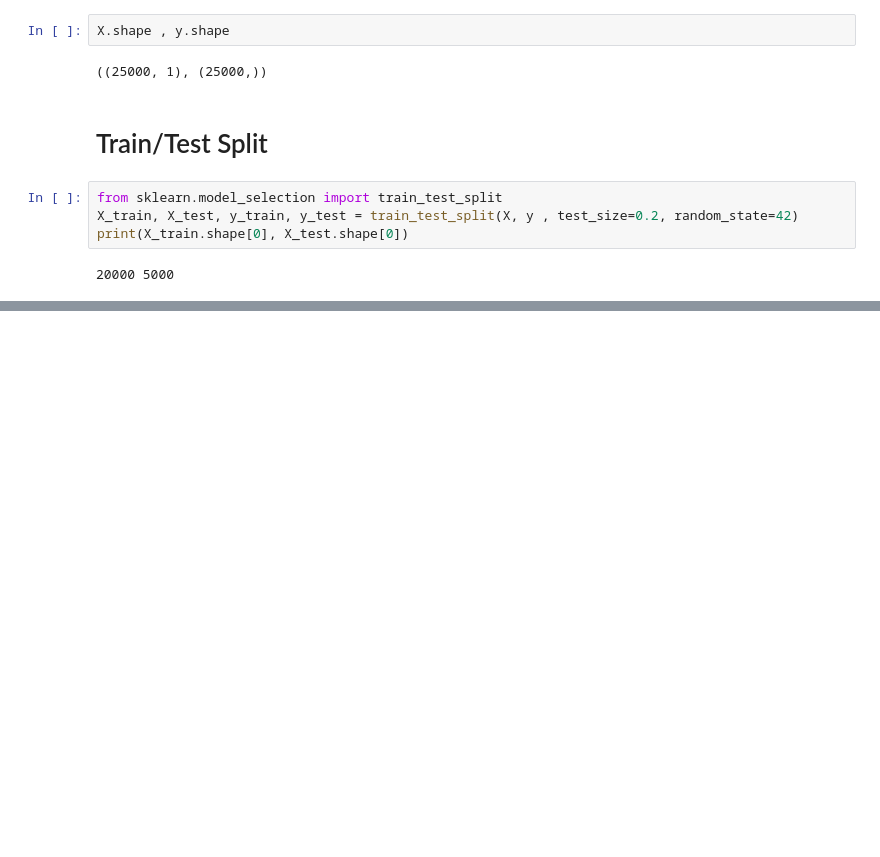
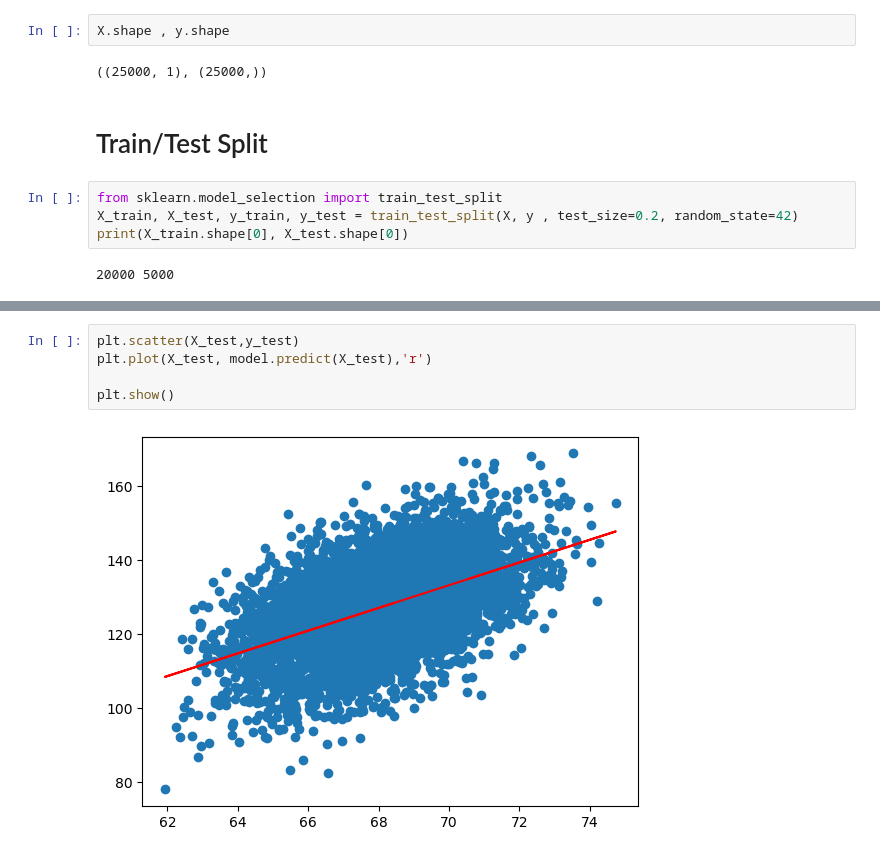
Before and after one commit to orishashakya/Data-Science-Workbook, a Jupyter notebook: Linear Regression/height_weight_predict.ipynb, the cells around one changed output, grey strips where cells are left out. Drawn from its saved outputs; the diff is of its cells as text; blank space fills up the shorter version.

```diff
--- a/Linear Regression/height_weight_predict.ipynb
+++ b/Linear Regression/height_weight_predict.ipynb
@@ -111,0 +167,7 @@ from sklearn.linear_model import LinearRegression
+# %%
+plt.scatter(X_test,y_test)
+plt.plot(X_test, model.predict(X_test),'r')
+
+plt.show()
+# %% [output]
+[figure, added]
```
Also changed, not shown: parts of 13 cells of this notebook.
